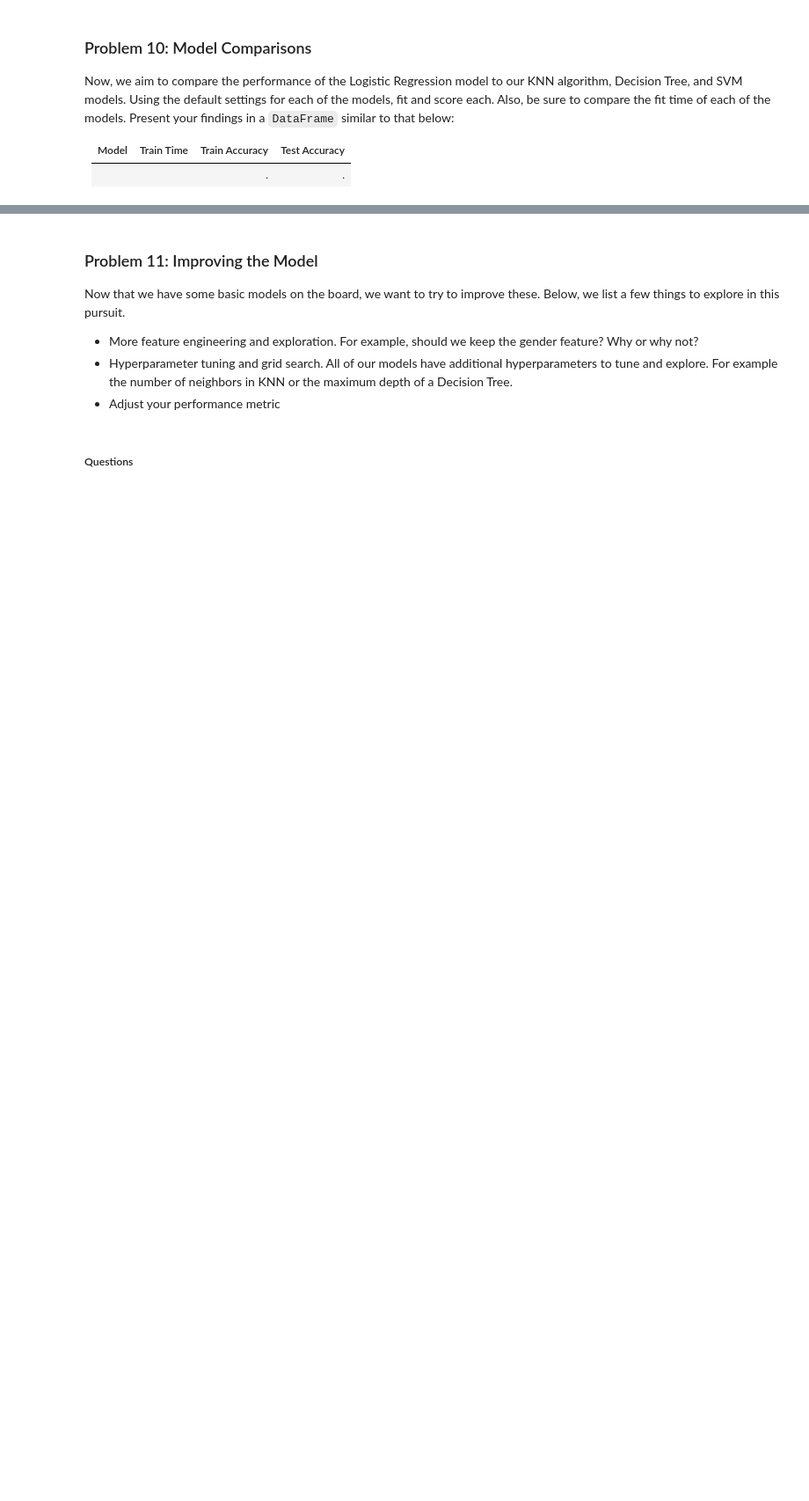
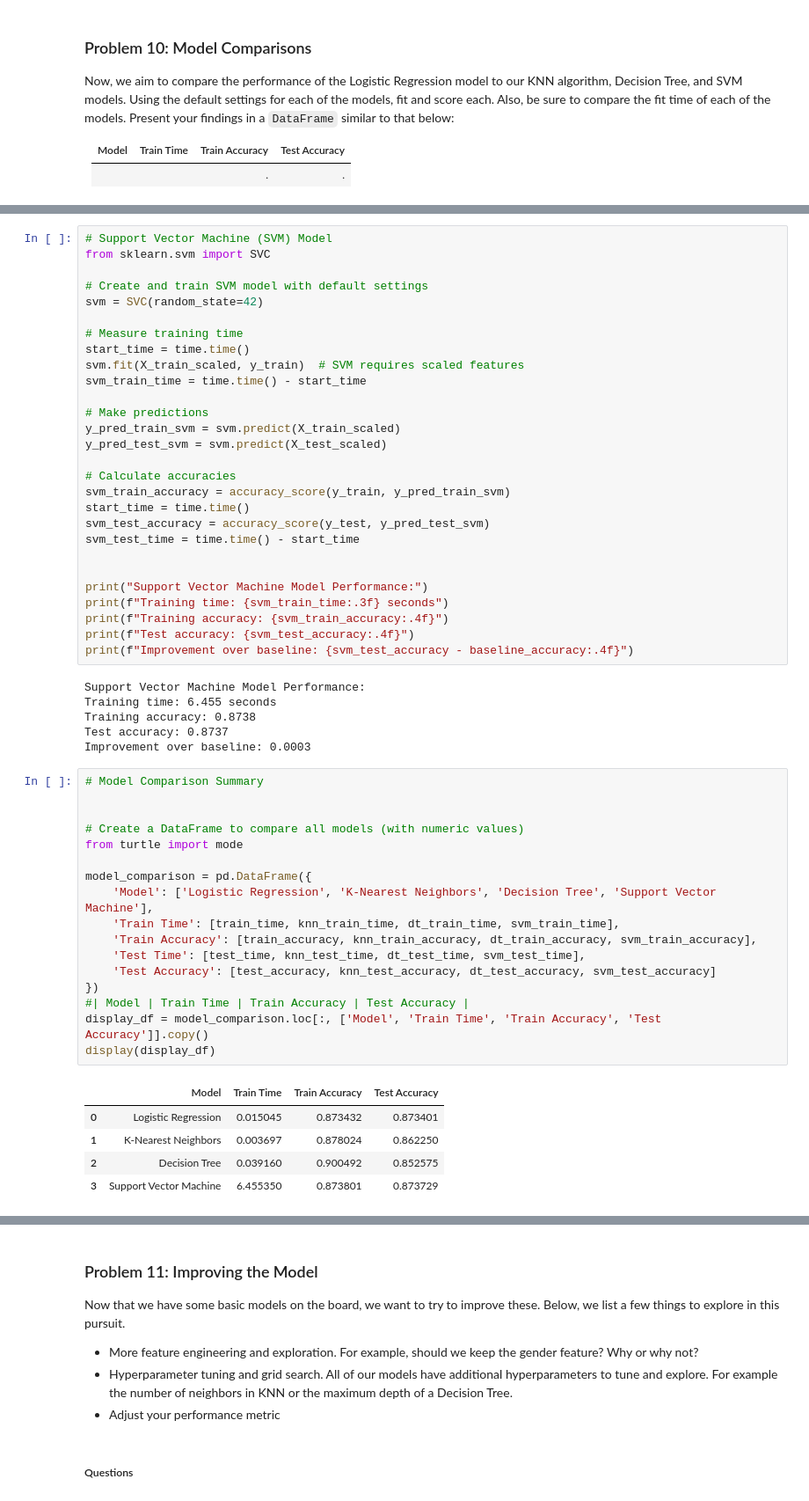
Before and after one commit to rbhat/module17_starter, a Jupyter notebook: prompt_III.ipynb, the cells around one changed output, grey strips where cells are left out. Shown at 88% size. Cells and saved outputs as stored; diff of their text form; blank space fills up the shorter version.

```diff
--- a/prompt_III.ipynb
+++ b/prompt_III.ipynb
@@ -360,0 +485,57 @@ Now, we aim to compare the performance of the Logistic Regression model to our K
+# %%
+# Support Vector Machine (SVM) Model
+from sklearn.svm import SVC
+
+# Create and train SVM model with default settings
+svm = SVC(random_state=42)
+
+# Measure training time
+start_time = time.time()
+svm.fit(X_train_scaled, y_train)  # SVM requires scaled features
+svm_train_time = time.time() - start_time
+
+# Make predictions
+y_pred_train_svm = svm.predict(X_train_scaled)
+y_pred_test_svm = svm.predict(X_test_scaled)
+
+# Calculate accuracies
+svm_train_accuracy = accuracy_score(y_train, y_pred_train_svm)
+start_time = time.time()
+svm_test_accuracy = accuracy_score(y_test, y_pred_test_svm)
+svm_test_time = time.time() - start_time
+
+
+print("Support Vector Machine Model Performance:")
+print(f"Training time: {svm_train_time:.3f} seconds")
+print(f"Training accuracy: {svm_train_accuracy:.4f}")
+print(f"Test accuracy: {svm_test_accuracy:.4f}")
+print(f"Improvement over baseline: {svm_test_accuracy - baseline_accuracy:.4f}")
+# %% [output]
+Support Vector Machine Model Performance:
+Training time: 6.455 seconds
+Training accuracy: 0.8738
+Test accuracy: 0.8737
+Improvement over baseline: 0.0003
+# %%
+# Model Comparison Summary
+
+
+# Create a DataFrame to compare all models (with numeric values)
+from turtle import mode
+
+model_comparison = pd.DataFrame({
+    'Model': ['Logistic Regression', 'K-Nearest Neighbors', 'Decision Tree', 'Support Vector Machine'],
+    'Train Time': [train_time, knn_train_time, dt_train_time, svm_train_time],
+    'Train Accuracy': [train_accuracy, knn_train_accuracy, dt_train_accuracy, svm_train_accuracy],
+    'Test Time': [test_time, knn_test_time, dt_test_time, svm_test_time],
+    'Test Accuracy': [test_accuracy, knn_test_accuracy, dt_test_accuracy, svm_test_accuracy]
+})
+#| Model | Train Time | Train Accuracy | Test Accuracy |
+display_df = model_comparison.loc[:, ['Model', 'Train Time', 'Train Accuracy', 'Test Accuracy']].copy()
+display(display_df)
+# %% [output]
+|  | Model | Train Time | Train Accuracy | Test Accuracy |
+| 0 | Logistic Regression | 0.015045 | 0.873432 | 0.873401 |
+| 1 | K-Nearest Neighbors | 0.003697 | 0.878024 | 0.862250 |
+| 2 | Decision Tree | 0.039160 | 0.900492 | 0.852575 |
+| 3 | Support Vector Machine | 6.455350 | 0.873801 | 0.873729 |
```
Also changed, not shown: parts of 10 cells of this notebook.
